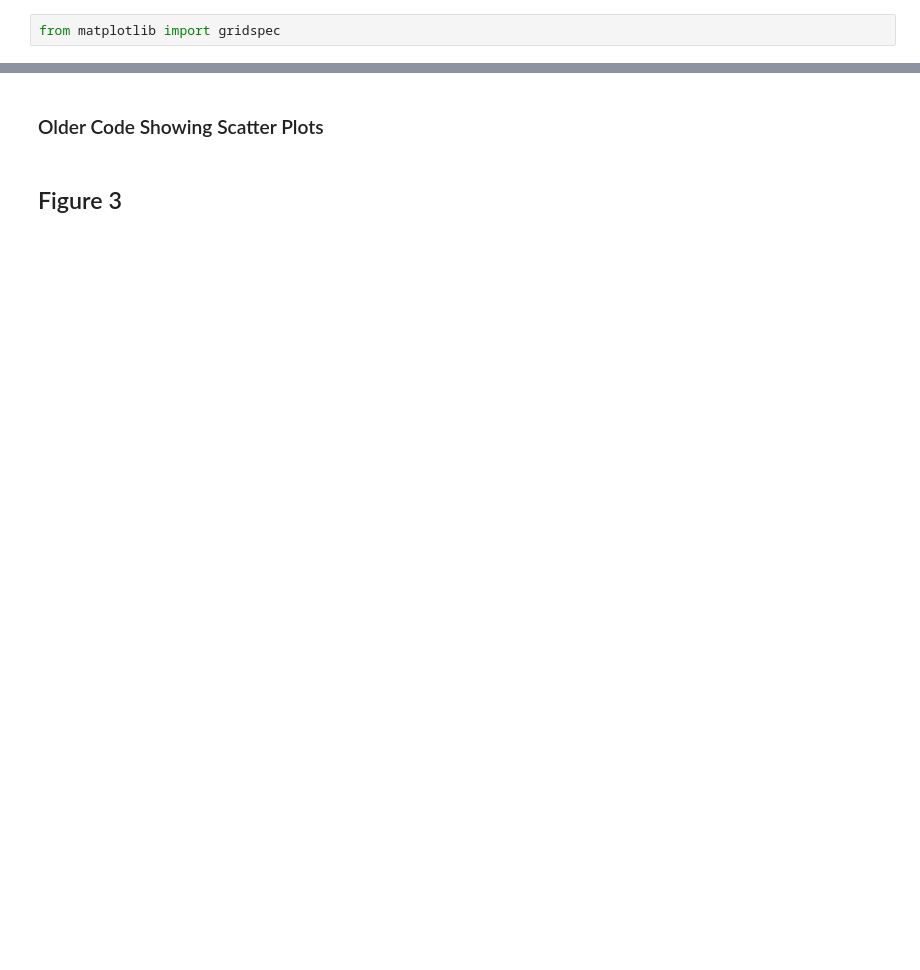
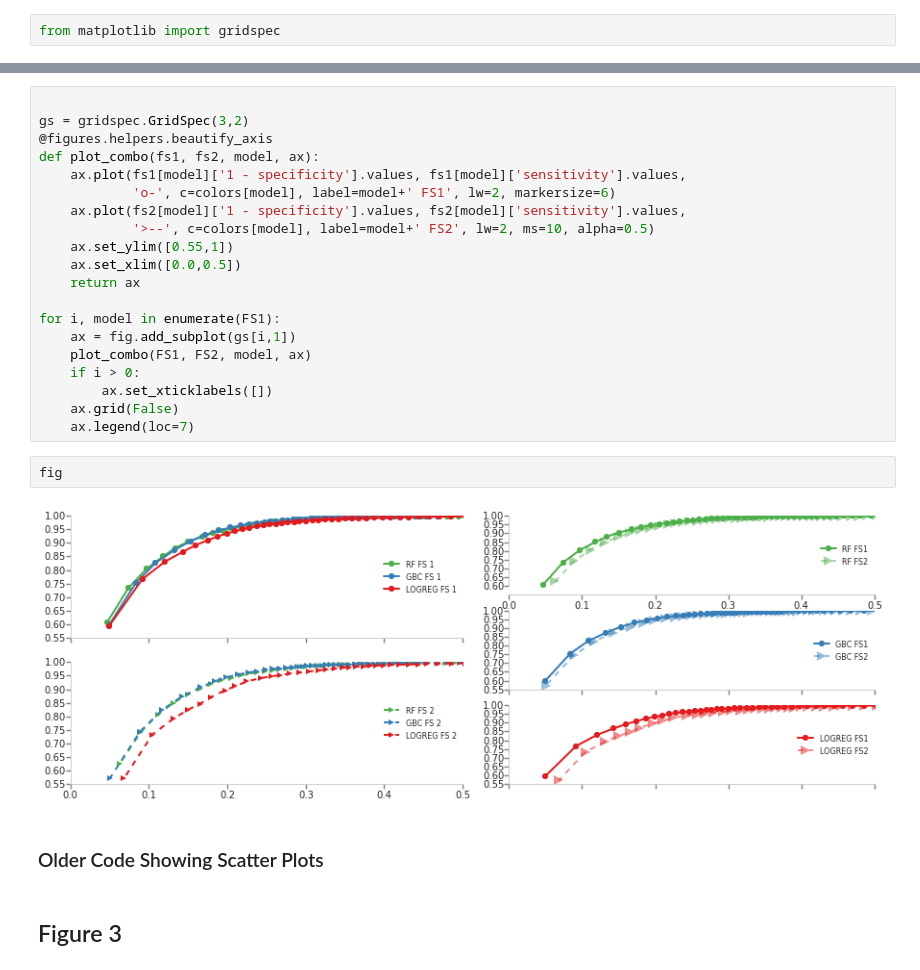
Before and after one commit to Schork-Lab/cg-classifier, a Jupyter notebook: ipynb/figure 3.ipynb, the cells around one changed output, grey strips where cells are left out. Saved outputs shown, nothing was run; the diff lists cells and outputs as text; blank space fills up the shorter version.

```diff
--- a/ipynb/figure 3.ipynb
+++ b/ipynb/figure 3.ipynb
@@ -105,3 +80,27 @@ plot_roc().tight_layout()
+# %%
+
+gs = gridspec.GridSpec(3,2)
+@figures.helpers.beautify_axis
+def plot_combo(fs1, fs2, model, ax):
+    ax.plot(fs1[model]['1 - specificity'].values, fs1[model]['sensitivity'].values,
+            'o-', c=colors[model], label=model+' FS1', lw=2, markersize=6)
+    ax.plot(fs2[model]['1 - specificity'].values, fs2[model]['sensitivity'].values,
+            '>--', c=colors[model], label=model+' FS2', lw=2, ms=10, alpha=0.5)
+    ax.set_ylim([0.55,1])
+    ax.set_xlim([0.0,0.5])
+    return ax
+
+for i, model in enumerate(FS1):
+    ax = fig.add_subplot(gs[i,1])
+    plot_combo(FS1, FS2, model, ax)
+    if i > 0:
+        ax.set_xticklabels([])
+    ax.grid(False)
+    ax.legend(loc=7)
+# %%
+fig
+# %% [output]
+[figure, added]
 # %% [markdown]
 ### Older Code Showing Scatter Plots
 # %% [markdown]
```
Also changed, not shown: parts of 11 cells of this notebook.
